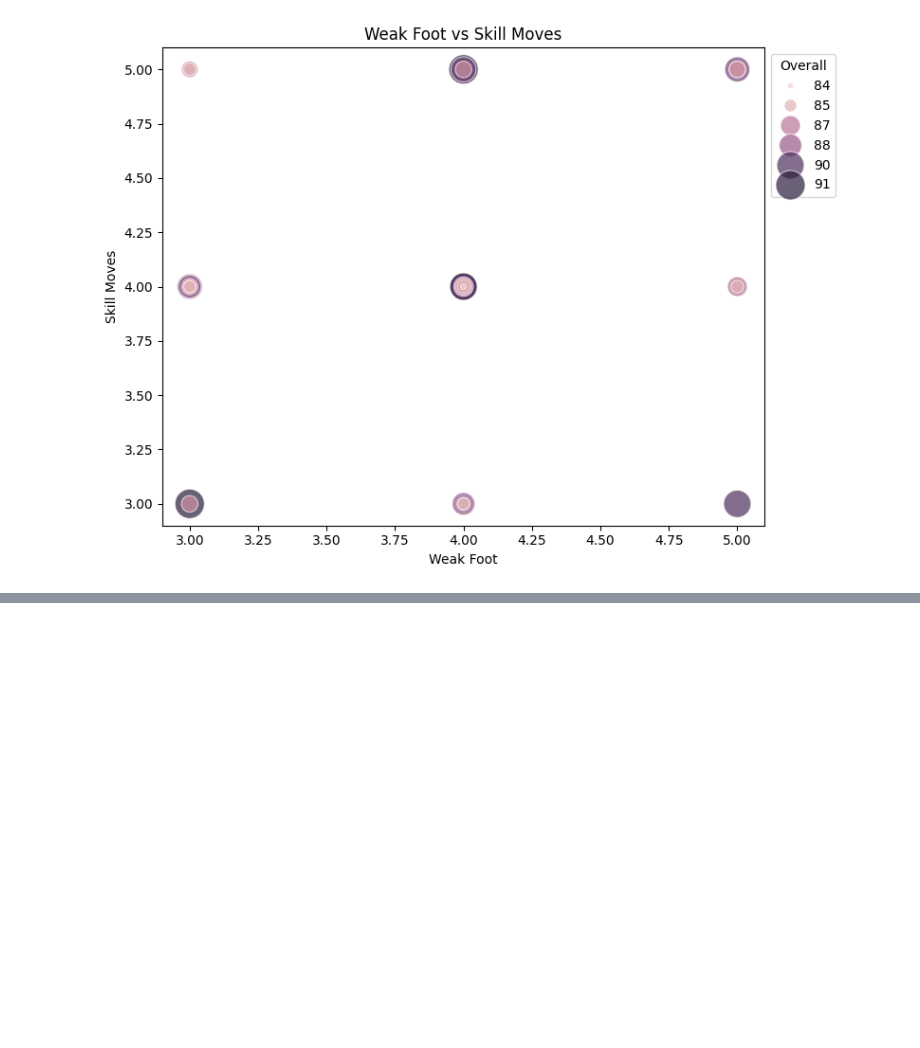
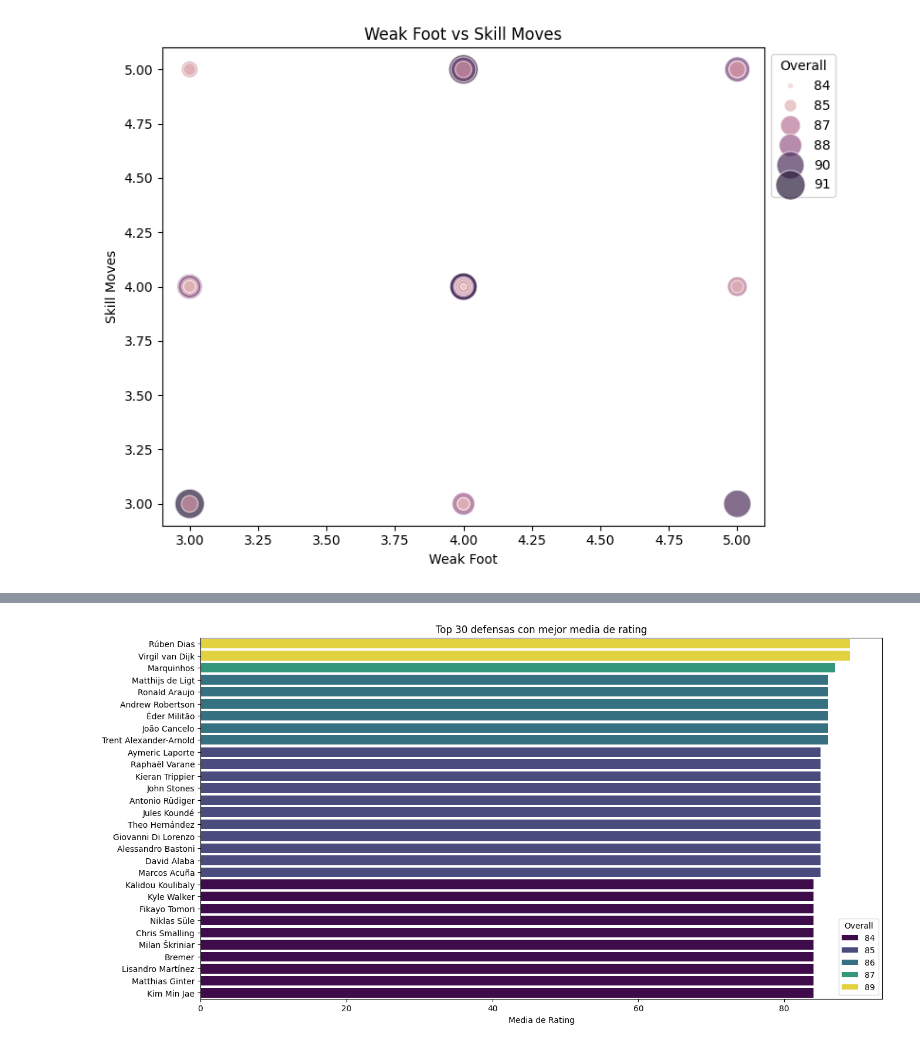
Before and after one commit to Tomaslopera/Fifa_Analysis, a Jupyter notebook: fifa24_male.ipynb, the cells around one changed output, grey strips where cells are left out. Drawn from its saved outputs; the diff is of its cells as text; code cells hidden in the pictures; blank space fills up the shorter version.

```diff
--- a/fifa24_male.ipynb
+++ b/fifa24_male.ipynb
@@ -271,0 +340,3 @@ plt.show()
+# %%
+df_defensas = df[df['Position'].isin(['CB', 'RB', 'LB', 'RWB', 'LWB'])]
+df_defensas['Position'].value_counts()
@@ -271,0 +351,11 @@ plt.show()
+# %%
+top30_defensas = df_defensas.sort_values(by='Overall', ascending=False).head(30)
+
+plt.figure(figsize=(15, 8))
+sns.barplot(data=top30_defensas, x='Overall', y='Name', palette='viridis', hue='Overall')
+plt.title('Top 30 defensas con mejor media de rating')
+plt.xlabel('Media de Rating')
+plt.ylabel('')
+plt.show()
+# %% [output]
+[figure, added]
```
Also changed, not shown: parts of 18 cells of this notebook, 2 other files.
